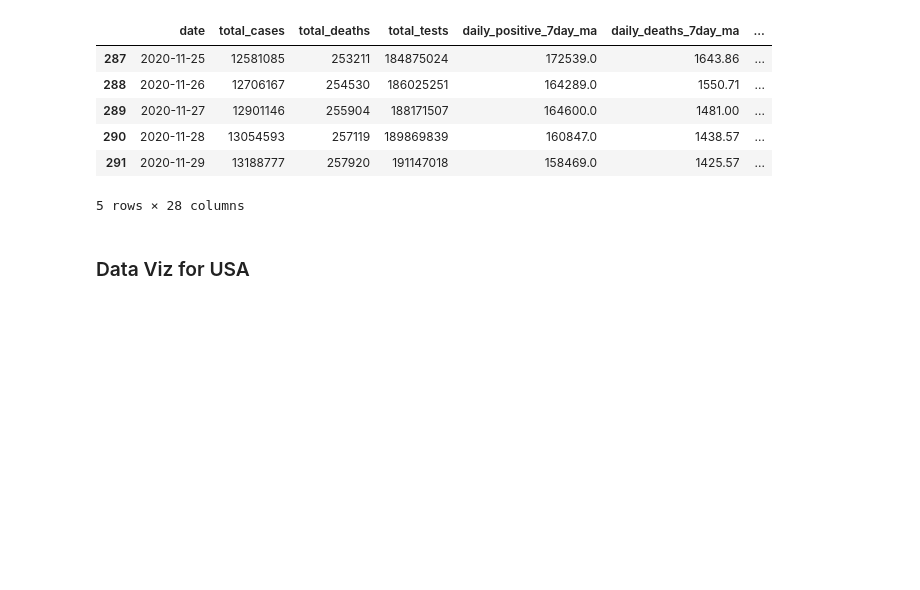
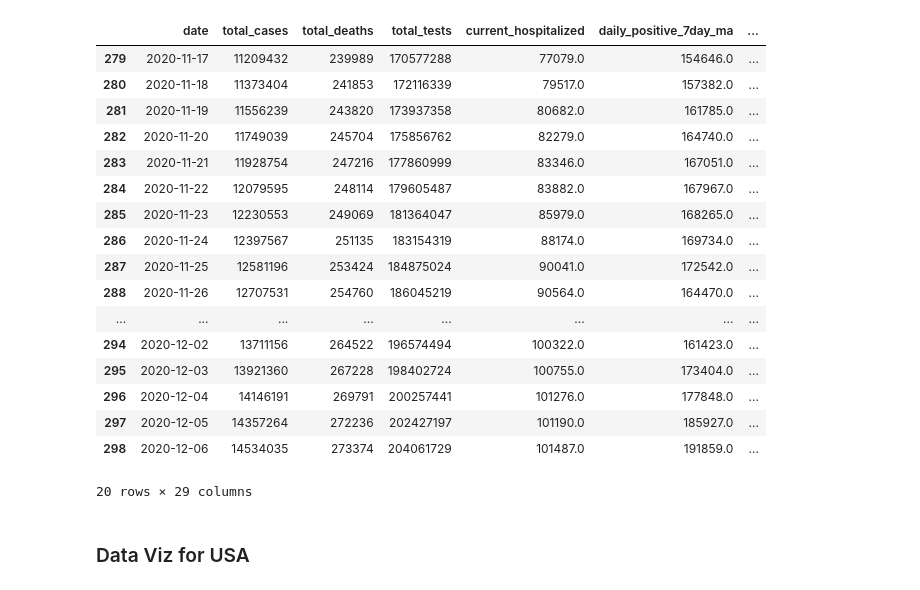
Before and after one commit to michaelcave1515/ai_work, a Jupyter notebook: covid_data/guInfectionEstimates.ipynb, the cells around one changed output. Saved outputs shown, nothing was run; the diff lists cells and outputs as text; code cells hidden in the pictures; blank space fills up the shorter version.

```diff
--- a/covid_data/guInfectionEstimates.ipynb
+++ b/covid_data/guInfectionEstimates.ipynb
@@ -27,15 +29,26 @@ The report today is from 2020-11-30 and the 7d MA is 158,214.0 on 1,745,950.0 te
 df_states.to_csv('infectionEstimates.csv', index=False)
 df_usa.to_csv('infectionEstimates_usa.csv', index=False)
 # %%
-df_usa.tail()
+df_usa.tail(20)
 # %% [output]
-|  | date | total_cases | total_deaths | total_tests | daily_positive_7day_ma | daily_deaths_7day_ma | ... |
-| 287 | 2020-11-25 | 12581085 | 253211 | 184875024 | 172539.0 | 1643.86 | ... |
-| 288 | 2020-11-26 | 12706167 | 254530 | 186025251 | 164289.0 | 1550.71 | ... |
-| 289 | 2020-11-27 | 12901146 | 255904 | 188171507 | 164600.0 | 1481.00 | ... |
-| 290 | 2020-11-28 | 13054593 | 257119 | 189869839 | 160847.0 | 1438.57 | ... |
-| 291 | 2020-11-29 | 13188777 | 257920 | 191147018 | 158469.0 | 1425.57 | ... |
+|  | date | total_cases | total_deaths | total_tests | current_hospitalized | daily_positive_7day_ma | ... |
+| 279 | 2020-11-17 | 11209432 | 239989 | 170577288 | 77079.0 | 154646.0 | ... |
+| 280 | 2020-11-18 | 11373404 | 241853 | 172116339 | 79517.0 | 157382.0 | ... |
+| 281 | 2020-11-19 | 11556239 | 243820 | 173937358 | 80682.0 | 161785.0 | ... |
+| 282 | 2020-11-20 | 11749039 | 245704 | 175856762 | 82279.0 | 164740.0 | ... |
+| 283 | 2020-11-21 | 11928754 | 247216 | 177860999 | 83346.0 | 167051.0 | ... |
+| 284 | 2020-11-22 | 12079595 | 248114 | 179605487 | 83882.0 | 167967.0 | ... |
+| 285 | 2020-11-23 | 12230553 | 249069 | 181364047 | 85979.0 | 168265.0 | ... |
+| 286 | 2020-11-24 | 12397567 | 251135 | 183154319 | 88174.0 | 169734.0 | ... |
+| 287 | 2020-11-25 | 12581196 | 253424 | 184875024 | 90041.0 | 172542.0 | ... |
+| 288 | 2020-11-26 | 12707531 | 254760 | 186045219 | 90564.0 | 164470.0 | ... |
+| ... | ... | ... | ... | ... | ... | ... | ... |
+| 294 | 2020-12-02 | 13711156 | 264522 | 196574494 | 100322.0 | 161423.0 | ... |
+| 295 | 2020-12-03 | 13921360 | 267228 | 198402724 | 100755.0 | 173404.0 | ... |
+| 296 | 2020-12-04 | 14146191 | 269791 | 200257441 | 101276.0 | 177848.0 | ... |
+| 297 | 2020-12-05 | 14357264 | 272236 | 202427197 | 101190.0 | 185927.0 | ... |
+| 298 | 2020-12-06 | 14534035 | 273374 | 204061729 | 101487.0 | 191859.0 | ... |
-5 rows × 28 columns
+20 rows × 29 columns
 # %% [markdown]
 ### Data Viz for USA
 # %%
```
Also changed, not shown: parts of 26 cells of this notebook, 6 other files.
